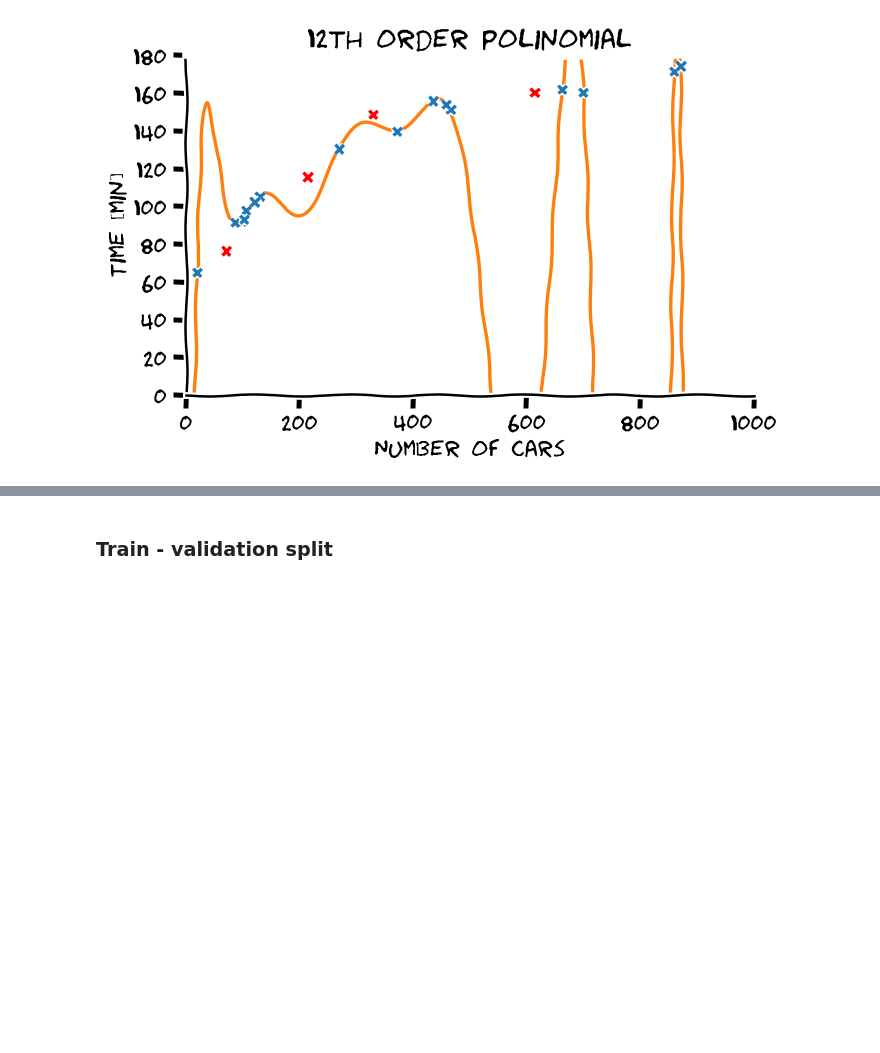
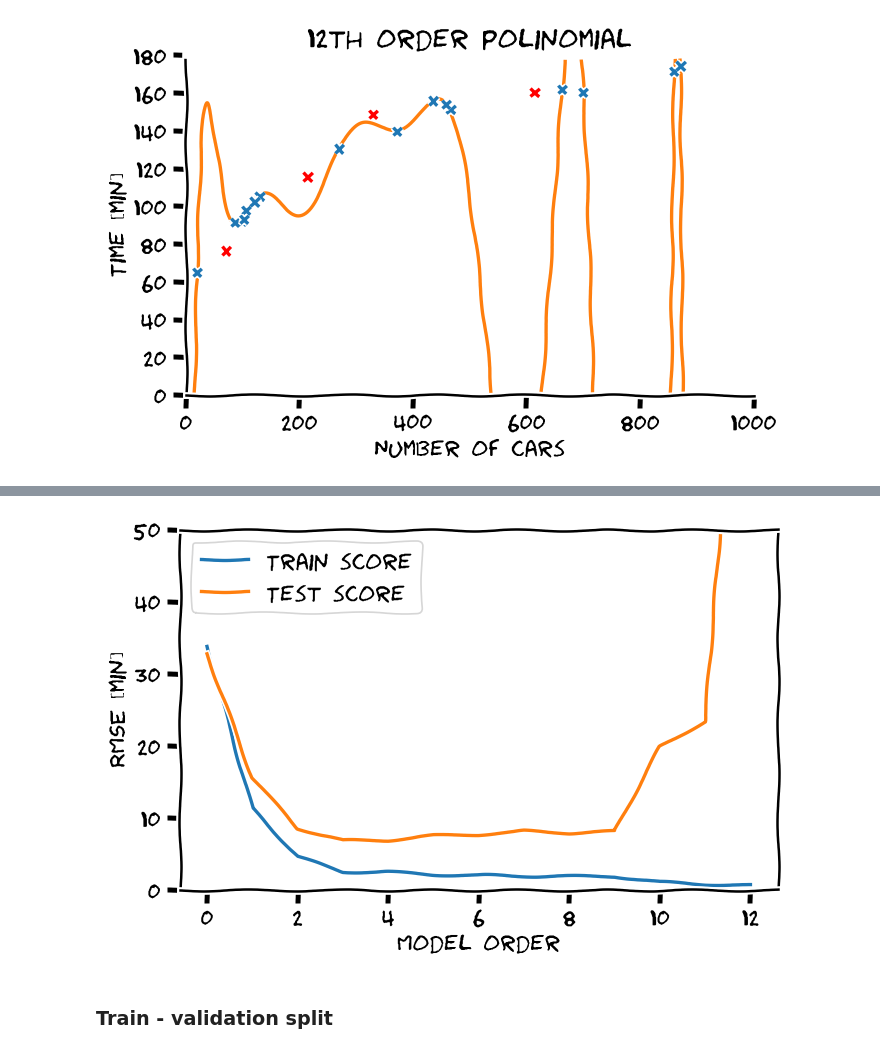
Before and after one commit to technion046195/technion046195, a Jupyter notebook: content/lecture03/code.ipynb, the cells around one changed output, grey strips where cells are left out. Saved outputs shown, nothing was run; the diff lists cells and outputs as text; code cells hidden in the pictures; blank space fills up the shorter version.

```diff
--- a/content/lecture03/code.ipynb
+++ b/content/lecture03/code.ipynb
@@ -161,3 +207,17 @@ The test score (RMSE) of the model is: 103.77 [min]
+# %%
+## Ploting
+with plt.xkcd():
+    fig, ax = plt.subplots(figsize=(6, 4))
+    ax.plot(k_list, [train_scores[k] for k in k_list], label='Train score')
+    ax.plot(k_list, [test_scores[k] for k in k_list], label='Test score')
+    ax.set_xlabel('Model order')
+    ax.set_ylabel('RMSE [min]')
+    ax.set_ylim(0, 50)
+    plt.tight_layout()
+    ax.legend();
+    fig.savefig('./output/drive_prediction_train_test.png', dpi=240)
+# %% [output]
+[figure, added]
 # %% [markdown]
 ### Train - validation split
 # %%
```
Also changed, not shown: parts of 2 cells of this notebook, 17 other files.
